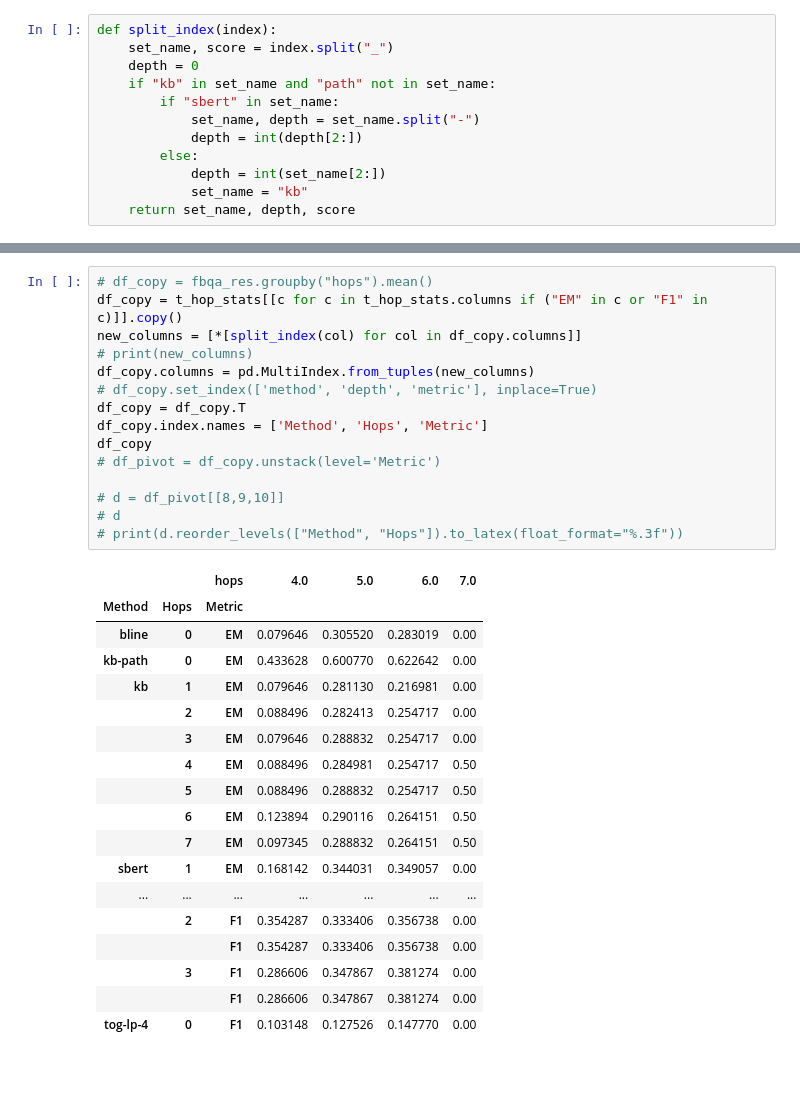
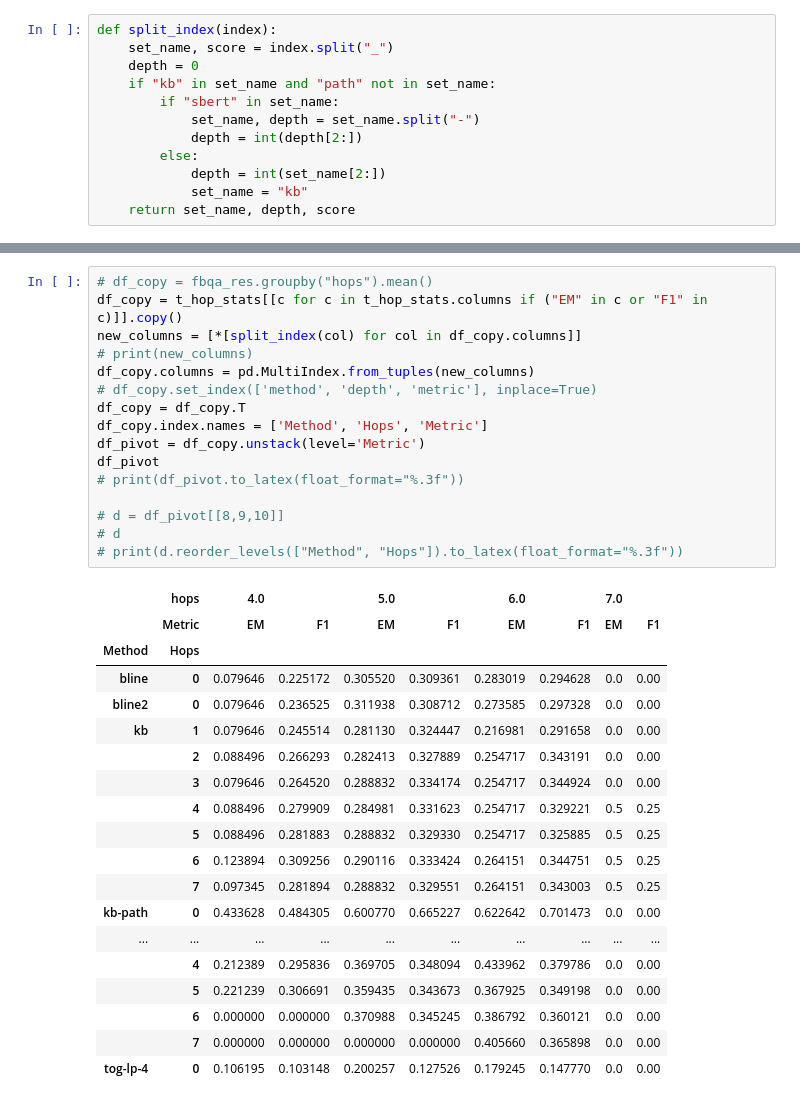
Before and after one commit to plaunezkiy/dissertation, a Jupyter notebook: code/2_kg_inference/results/cwq_results.ipynb, the cells around one changed output, grey strips where cells are left out. Cells and saved outputs as stored; diff of their text form; blank space fills up the shorter version.

```diff
--- a/code/2_kg_inference/results/cwq_results.ipynb
+++ b/code/2_kg_inference/results/cwq_results.ipynb
@@ -608,34 +622,36 @@ t_hop_stats
 # %%
 # df_copy = fbqa_res.groupby("hops").mean()
 df_copy = t_hop_stats[[c for c in t_hop_stats.columns if ("EM" in c or "F1" in c)]].copy()
 new_columns = [*[split_index(col) for col in df_copy.columns]]
 # print(new_columns)
 df_copy.columns = pd.MultiIndex.from_tuples(new_columns)
 # df_copy.set_index(['method', 'depth', 'metric'], inplace=True)
 df_copy = df_copy.T
 df_copy.index.names = ['Method', 'Hops', 'Metric']
-df_copy
-# df_pivot = df_copy.unstack(level='Metric')
+df_pivot = df_copy.unstack(level='Metric')
+df_pivot
+# print(df_pivot.to_latex(float_format="%.3f"))
 
 # d = df_pivot[[8,9,10]]
 # d
 # print(d.reorder_levels(["Method", "Hops"]).to_latex(float_format="%.3f"))
 # %% [output]
-|  |  | hops | 4.0 | 5.0 | 6.0 | 7.0 |
-| Method | Hops | Metric |  |  |  |  |
-| bline | 0 | EM | 0.079646 | 0.305520 | 0.283019 | 0.00 |
-| kb-path | 0 | EM | 0.433628 | 0.600770 | 0.622642 | 0.00 |
-| kb | 1 | EM | 0.079646 | 0.281130 | 0.216981 | 0.00 |
-|  | 2 | EM | 0.088496 | 0.282413 | 0.254717 | 0.00 |
-|  | 3 | EM | 0.079646 | 0.288832 | 0.254717 | 0.00 |
-|  | 4 | EM | 0.088496 | 0.284981 | 0.254717 | 0.50 |
-|  | 5 | EM | 0.088496 | 0.288832 | 0.254717 | 0.50 |
-|  | 6 | EM | 0.123894 | 0.290116 | 0.264151 | 0.50 |
-|  | 7 | EM | 0.097345 | 0.288832 | 0.264151 | 0.50 |
-| sbert | 1 | EM | 0.168142 | 0.344031 | 0.349057 | 0.00 |
-| ... | ... | ... | ... | ... | ... | ... |
-|  | 2 | F1 | 0.354287 | 0.333406 | 0.356738 | 0.00 |
-|  |  | F1 | 0.354287 | 0.333406 | 0.356738 | 0.00 |
-|  | 3 | F1 | 0.286606 | 0.347867 | 0.381274 | 0.00 |
-|  |  | F1 | 0.286606 | 0.347867 | 0.381274 | 0.00 |
-| tog-lp-4 | 0 | F1 | 0.103148 | 0.127526 | 0.147770 | 0.00 |
+|  | hops | 4.0 |  | 5.0 |  | 6.0 |  | 7.0 |  |
+|  | Metric | EM | F1 | EM | F1 | EM | F1 | EM | F1 |
+| Method | Hops |  |  |  |  |  |  |  |  |
+| bline | 0 | 0.079646 | 0.225172 | 0.305520 | 0.309361 | 0.283019 | 0.294628 | 0.0 | 0.00 |
+| bline2 | 0 | 0.079646 | 0.236525 | 0.311938 | 0.308712 | 0.273585 | 0.297328 | 0.0 | 0.00 |
+| kb | 1 | 0.079646 | 0.245514 | 0.281130 | 0.324447 | 0.216981 | 0.291658 | 0.0 | 0.00 |
+|  | 2 | 0.088496 | 0.266293 | 0.282413 | 0.327889 | 0.254717 | 0.343191 | 0.0 | 0.00 |
+|  | 3 | 0.079646 | 0.264520 | 0.288832 | 0.334174 | 0.254717 | 0.344924 | 0.0 | 0.00 |
+|  | 4 | 0.088496 | 0.279909 | 0.284981 | 0.331623 | 0.254717 | 0.329221 | 0.5 | 0.25 |
+|  | 5 | 0.088496 | 0.281883 | 0.288832 | 0.329330 | 0.254717 | 0.325885 | 0.5 | 0.25 |
+|  | 6 | 0.123894 | 0.309256 | 0.290116 | 0.333424 | 0.264151 | 0.344751 | 0.5 | 0.25 |
+|  | 7 | 0.097345 | 0.281894 | 0.288832 | 0.329551 | 0.264151 | 0.343003 | 0.5 | 0.25 |
+| kb-path | 0 | 0.433628 | 0.484305 | 0.600770 | 0.665227 | 0.622642 | 0.701473 | 0.0 | 0.00 |
+| ... | ... | ... | ... | ... | ... | ... | ... | ... | ... |
+|  | 4 | 0.212389 | 0.295836 | 0.369705 | 0.348094 | 0.433962 | 0.379786 | 0.0 | 0.00 |
+|  | 5 | 0.221239 | 0.306691 | 0.359435 | 0.343673 | 0.367925 | 0.349198 | 0.0 | 0.00 |
+|  | 6 | 0.000000 | 0.000000 | 0.370988 | 0.345245 | 0.386792 | 0.360121 | 0.0 | 0.00 |
+|  | 7 | 0.000000 | 0.000000 | 0.000000 | 0.000000 | 0.405660 | 0.365898 | 0.0 | 0.00 |
+| tog-lp-4 | 0 | 0.106195 | 0.103148 | 0.200257 | 0.127526 | 0.179245 | 0.147770 | 0.0 | 0.00 |
```
Also changed, not shown: parts of 11 cells of this notebook, 10 other files.
